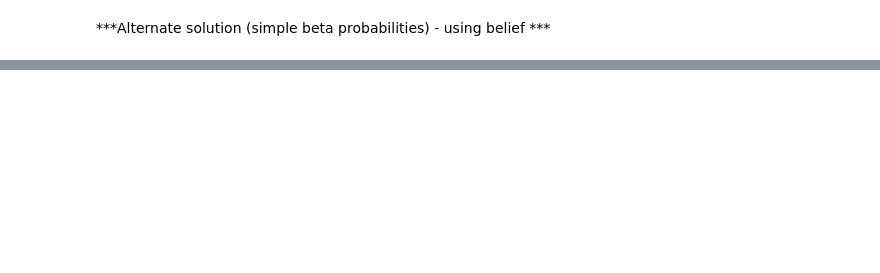
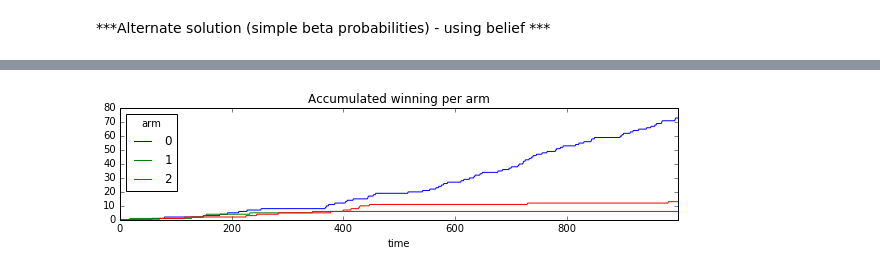
Before and after one commit to TTomm1/bandit_exercise, a Jupyter notebook: ArmedBanditNotebook.ipynb, the cells around one changed output, grey strips where cells are left out. Drawn from its saved outputs; the diff is of its cells as text; code cells hidden in the pictures; blank space fills up the shorter version.

```diff
--- a/ArmedBanditNotebook.ipynb
+++ b/ArmedBanditNotebook.ipynb
@@ -347,25 +289,45 @@ plt.legend()
 # %%
-def pick_arm2(counter, epsilon=0.05):
-    #generate delta prob
-    #threshold
-    #if threshold reached
-    #use the arm with highest prob
+def pick_arm2(counter,accumulated_threshold, delta_prob_threshold,epsilon=0.05):
+
 
     if np.random.uniform() < epsilon:
         probs = [1.0 for _ in counter.keys()]
     else:
         probs = [(counter[_][0] + 0.001)/counter[_][1] for _ in counter.keys()]
-    return np.random.choice(list(range(len(counter.keys()))), p = probs/np.sum(probs))
+
+    probs=probs/np.sum(probs)
+
+    if(sum([counter.get(x)[1] for x in counter.keys()])>accumulated_threshold):
+        #if(sum([counter.get(x)[1] for x in counter.keys()]%50==0)):
+        convergence= convergence_decision_max_vs_min(counter=counter)
+
+        if((convergence.get('integral_max')>delta_prob_threshold)):
+            probs=[(1-convergence.get('integral_max'))/float(len(counter)-1) for _ in counter.keys()]
+            probs[convergence.get('arm_max')]=convergence.get('integral_max')
+
+
+
+    #print(probs)
+    return np.random.choice(list(range(len(counter.keys()))), p = probs)
 # %%
-probs = [0.1, 0.05]
+probs = [0.1, 0.05,0.08]
 n = 1000
 bandit = Bandit(probs)
 counter = {arm:(1,1) for arm in range(len(probs))}
 
 data = []
 for _ in range(n):
-    arm = pick_arm2(counter, 1/(_+1))
+    arm = pick_arm2(counter,200,0.8, 1/(_+1))
     outcome = bandit.pull_arm(arm)
 
     counter[arm] = counter[arm][0] + outcome, counter[arm][1] + 1
     data.append([arm, bandit.pull_arm(arm), _])
+# %%
+df = pd.DataFrame(data, columns=['arm', 'score', 'time'])
+# %%
+agg = df.groupby(['arm', 'time']).agg([len, np.sum])['score'].reset_index()
+# %%
+pltr = agg.pivot('time', 'arm')['sum'].fillna(0).cumsum()
+_ = pltr.plot(figsize=(10, 2), title = "Accumulated winning per arm")
+# %% [output]
+[figure, added]
```
Also changed, not shown: parts of 29 cells of this notebook.
